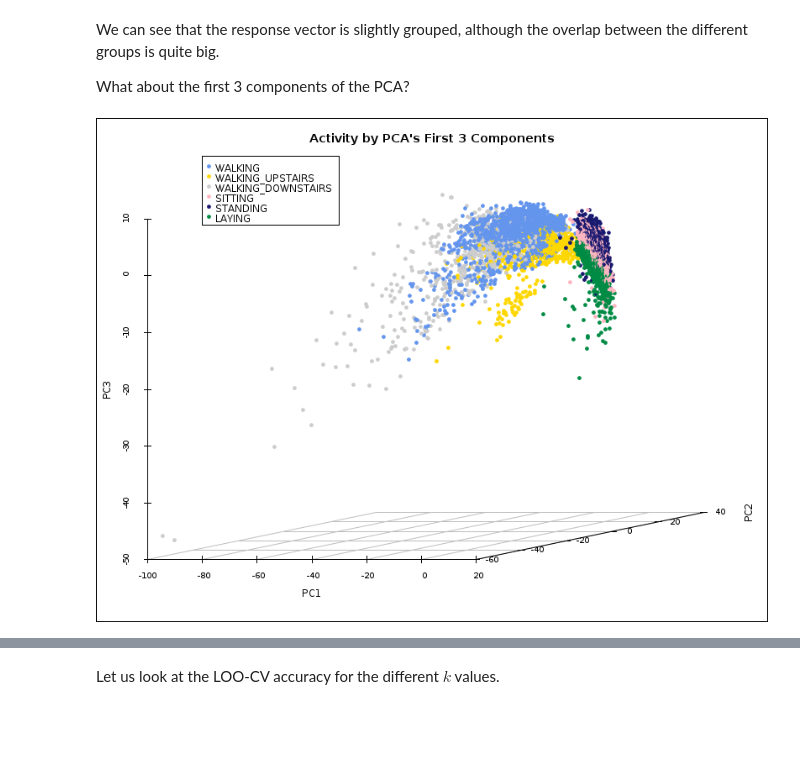
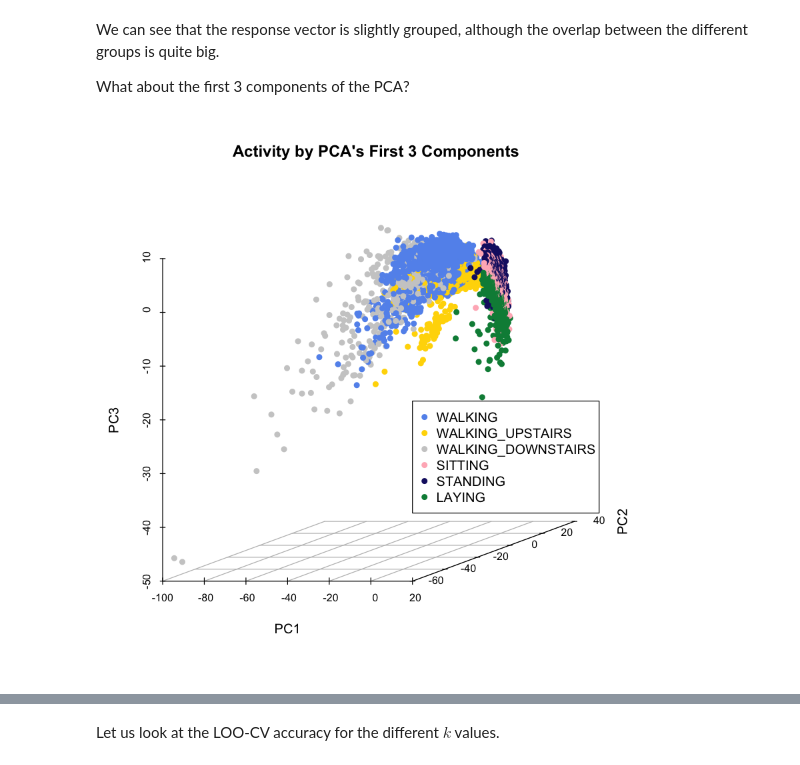
Before and after one commit to AvivNavon/HAR, a Jupyter notebook: HAR_Notebook.ipynb, the cells around one changed output, grey strips where cells are left out. Drawn from its saved outputs; the diff is of its cells as text; code cells hidden in the pictures; blank space fills up the shorter version.

```diff
--- a/HAR_Notebook.ipynb
+++ b/HAR_Notebook.ipynb
@@ -395,25 +372,25 @@ What about the first 3 components of the PCA?
 # %%
 # # 3D plot
 cex <- 1 # points size
 colors <- c("cornflowerblue", "gold", "gray80", "lightpink",
             "midnightblue", "springgreen4")
 color <- colors[y.train$activity]
 scatterplot3d(pca.train[, 1:3, with = F],
               pch = 16, color = color,
               main = "Activity by PCA's First 3 Components",
               xlab = "PC1",
               ylab = "PC2",
               zlab = "PC3",
               grid = TRUE,
               box = FALSE,
-              angle = 15,
+              angle = 20,
               cex.symbols = cex)
 
 # add legend
-legend(x = -4, y = 2.1, legend = levels(y.train.vec),
+legend(x = 1, y = -1.65, legend = levels(y.train.vec),
        col = colors, ncol = 1, box.col = "black", pch = 16, cex = cex)
 # %% [output]
-[figure, old version]
+[figure, new version]
 # %% [markdown]
 Nice!
 
```
Also changed, not shown: parts of 38 cells of this notebook, 1 other file.
